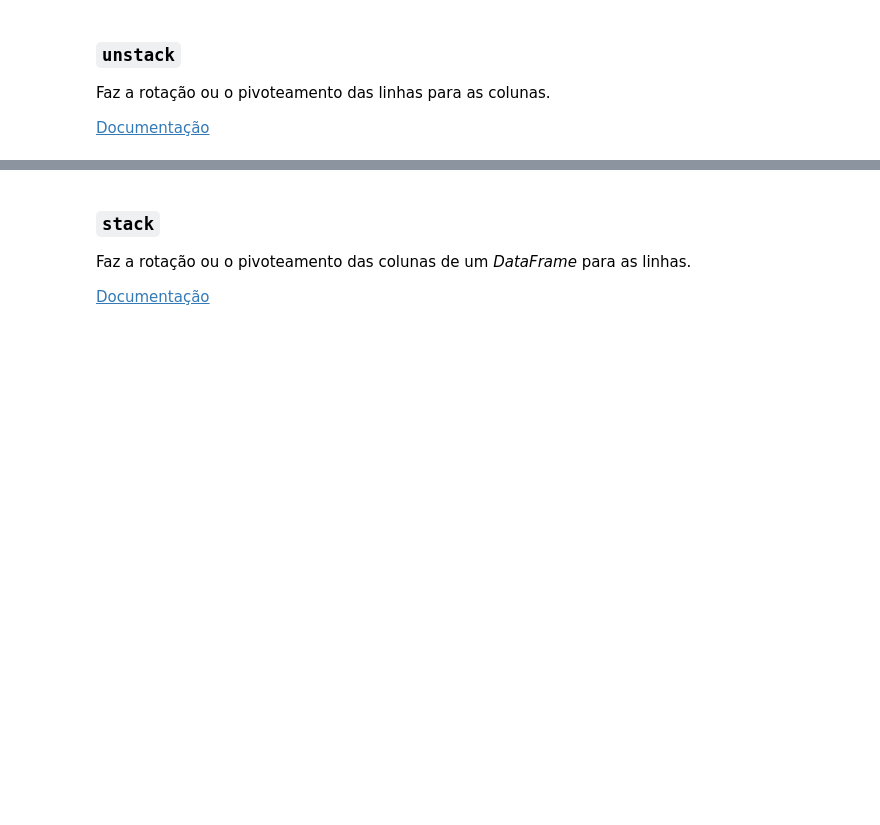
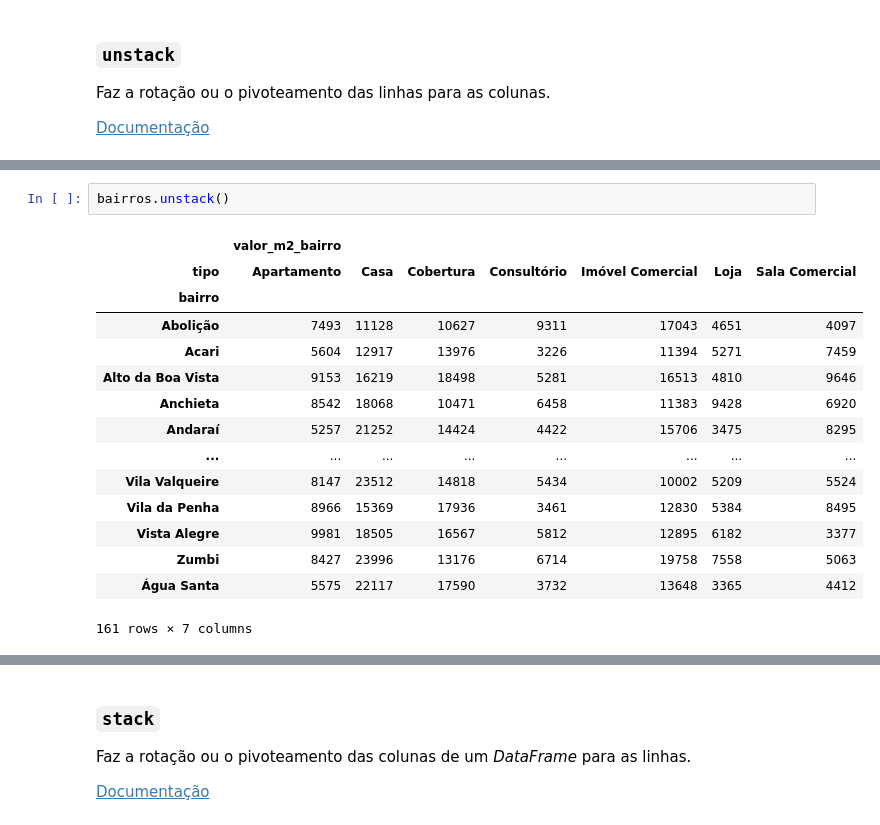
Before and after one commit to josenaldo/alura-cds-python-pandas-tecnicas-avancadas, a Jupyter notebook: notebook/Projeto.ipynb, the cells around one changed output, grey strips where cells are left out. Saved outputs shown, nothing was run; the diff lists cells and outputs as text; blank space fills up the shorter version.

```diff
--- a/notebook/Projeto.ipynb
+++ b/notebook/Projeto.ipynb
@@ -1878,0 +1896,18 @@ Faz a rotação ou o pivoteamento das linhas para as colunas.
+# %%
+bairros.unstack()
+# %% [output]
+|  | valor_m2_bairro |  |  |  |  |  |  |
+| tipo | Apartamento | Casa | Cobertura | Consultório | Imóvel Comercial | Loja | Sala Comercial |
+| bairro |  |  |  |  |  |  |  |
+| Abolição | 7493 | 11128 | 10627 | 9311 | 17043 | 4651 | 4097 |
+| Acari | 5604 | 12917 | 13976 | 3226 | 11394 | 5271 | 7459 |
+| Alto da Boa Vista | 9153 | 16219 | 18498 | 5281 | 16513 | 4810 | 9646 |
+| Anchieta | 8542 | 18068 | 10471 | 6458 | 11383 | 9428 | 6920 |
+| Andaraí | 5257 | 21252 | 14424 | 4422 | 15706 | 3475 | 8295 |
+| ... | ... | ... | ... | ... | ... | ... | ... |
+| Vila Valqueire | 8147 | 23512 | 14818 | 5434 | 10002 | 5209 | 5524 |
+| Vila da Penha | 8966 | 15369 | 17936 | 3461 | 12830 | 5384 | 8495 |
+| Vista Alegre | 9981 | 18505 | 16567 | 5812 | 12895 | 6182 | 3377 |
+| Zumbi | 8427 | 23996 | 13176 | 6714 | 19758 | 7558 | 5063 |
+| Água Santa | 5575 | 22117 | 17590 | 3732 | 13648 | 3365 | 4412 |
+161 rows × 7 columns
```
Also changed, not shown: parts of 11 cells of this notebook.
